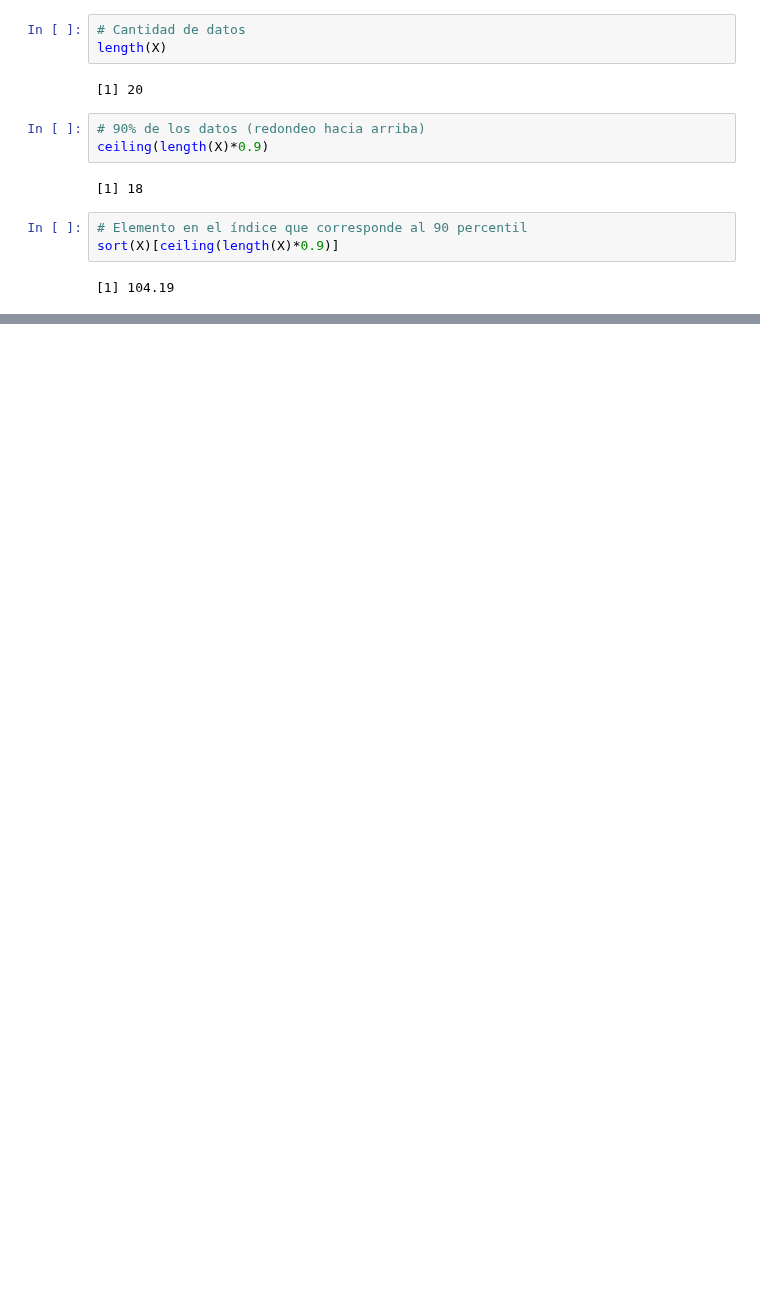
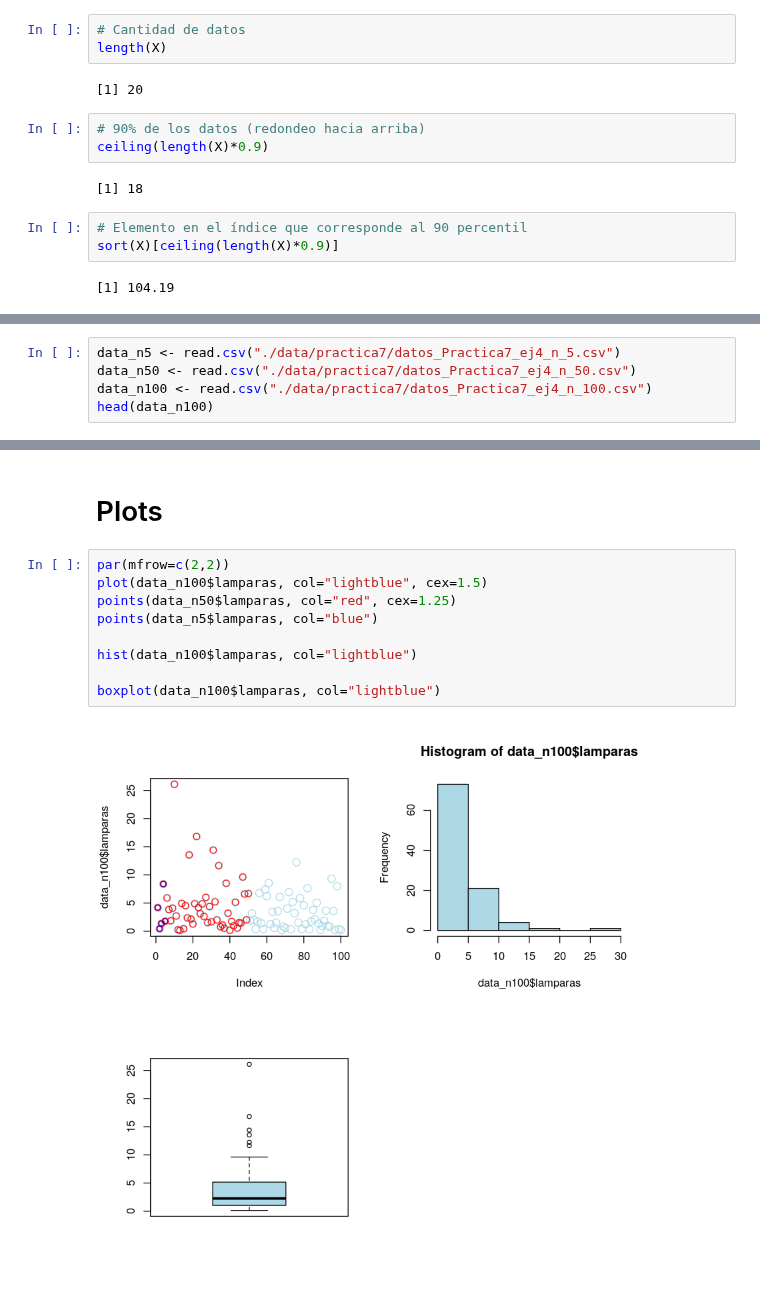
Before and after one commit to LecJackS/Probabilidades-y-Estadistica-2019-2doC, a Jupyter notebook: Practica 7 (nueva) - Ejercicio 4.ipynb, the cells around one changed output, grey strips where cells are left out. Drawn from its saved outputs; the diff is of its cells as text; blank space fills up the shorter version.

```diff
--- a/Practica 7 (nueva) - Ejercicio 4.ipynb
+++ b/Practica 7 (nueva) - Ejercicio 4.ipynb
@@ -109,0 +122,5 @@ sort(X)[ceiling(length(X)*0.9)]
+# %%
+data_n5 <- read.csv("./data/practica7/datos_Practica7_ej4_n_5.csv")
+data_n50 <- read.csv("./data/practica7/datos_Practica7_ej4_n_50.csv")
+data_n100 <- read.csv("./data/practica7/datos_Practica7_ej4_n_100.csv")
+head(data_n100)
@@ -109,0 +167,13 @@ sort(X)[ceiling(length(X)*0.9)]
+# %% [markdown]
+# Plots
+# %%
+par(mfrow=c(2,2))
+plot(data_n100$lamparas, col="lightblue", cex=1.5)
+points(data_n50$lamparas, col="red", cex=1.25)
+points(data_n5$lamparas, col="blue")
+
+hist(data_n100$lamparas, col="lightblue")
+
+boxplot(data_n100$lamparas, col="lightblue")
+# %% [output]
+[figure, added]
```
Also changed, not shown: parts of 8 cells of this notebook, 3 other files.
